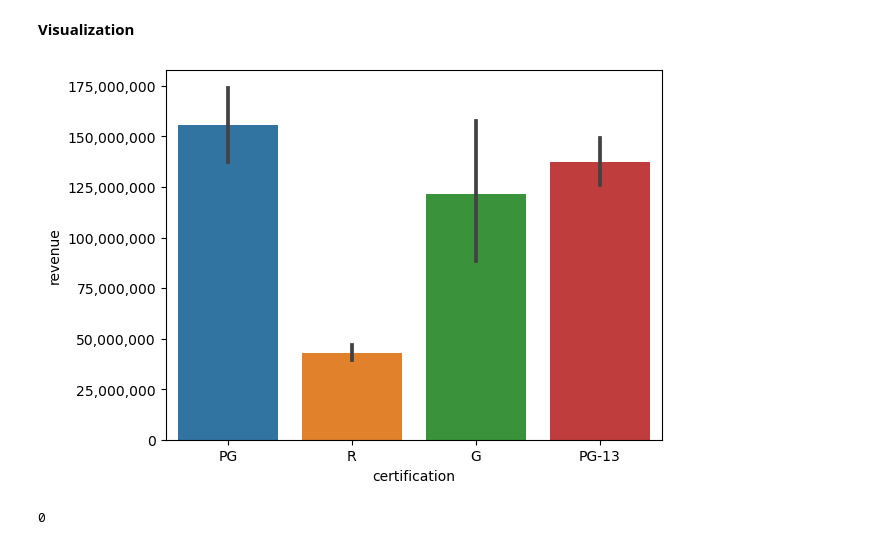
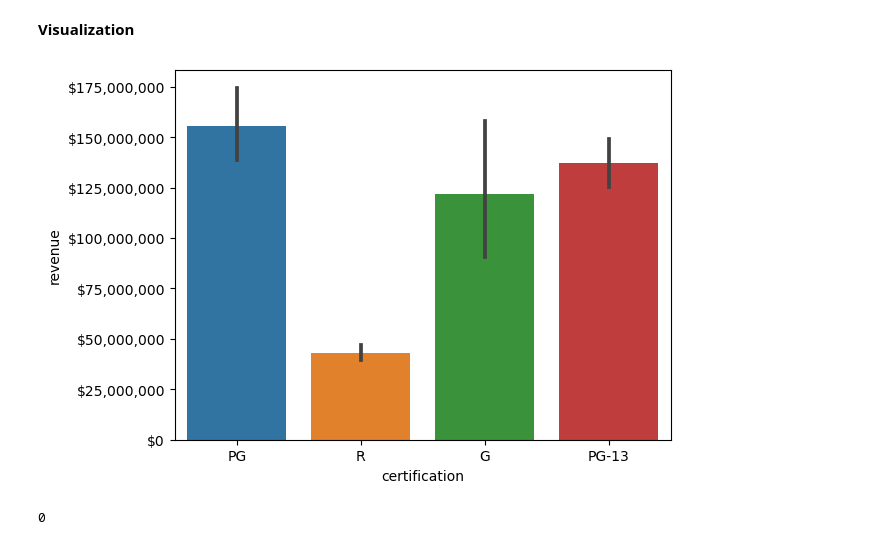
Before and after one commit to AshleyHeinrich/IMDB2, a Jupyter notebook: Hypotheses_Testing.ipynb, the cells around one changed output. Drawn from its saved outputs; the diff is of its cells as text; code cells hidden in the pictures.

```diff
--- a/Hypotheses_Testing.ipynb
+++ b/Hypotheses_Testing.ipynb
@@ -195,7 +197,3 @@ NC-17                               156
 ScreamFest Horror Film Festival       1
 10                                    1
 Name: certification, dtype: int64
-# %%
-# Dropping extra ratings
-df = df.loc[df['certification'].isin(['G','PG','PG-13','R'])]
-df['certification'].value_counts()
@@ -207,0 +200,4 @@ Name: certification, dtype: int64
+# %%
+# Dropping extra ratings
+df2 = df.loc[df['certification'].isin(['G','PG','PG-13','R'])]
+df2['certification'].value_counts()
@@ -208,13 +210,13 @@ Name: certification, dtype: int64
 # %%
 # Filter movies with revenue
-filter_financial = (df['revenue'] >0)
+filter_financial = (df2['revenue'] >0)
 filter_financial.value_counts()
 # %% [output]
 False    6418
 True     4779
 Name: revenue, dtype: int64
 # %%
-explore_df = df[filter_financial].copy()
+explore_df = df2[filter_financial].copy()
 # %%
 explore_df.groupby('certification')['certification'].count()
 # %% [output]
@@ -229,12 +231,13 @@ Name: certification, dtype: int64
 # %%
 sns.barplot(data = explore_df, x = 'certification', y = 'revenue')
 plt.ticklabel_format(style='plain', axis='y')
 current_values = plt.gca().get_yticks()
-plt.gca().set_yticklabels(['{:,.0f}'.format(x) for x in current_values]);
+plt.gca().set_yticklabels(['${:,.0f}'.format(x) for x in current_values]);
+
 
 #https://medium.com/@jlc0512/crash-course-on-seaborn-212073af69dd
 # %% [output]
-[figure, old version]
+[figure, new version]
 # %%
 explore_df['certification'].isnull().sum()
 # %% [output]
```
Also changed, not shown: parts of 53 cells of this notebook, 1 other file.
